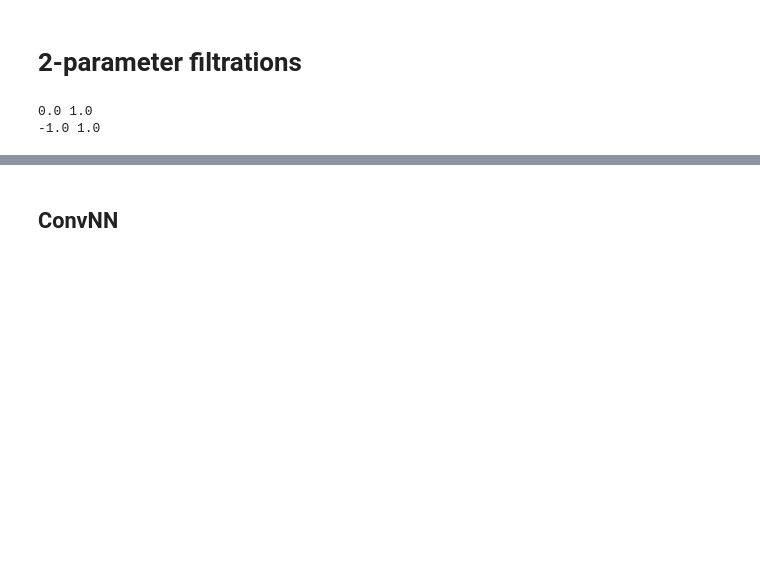
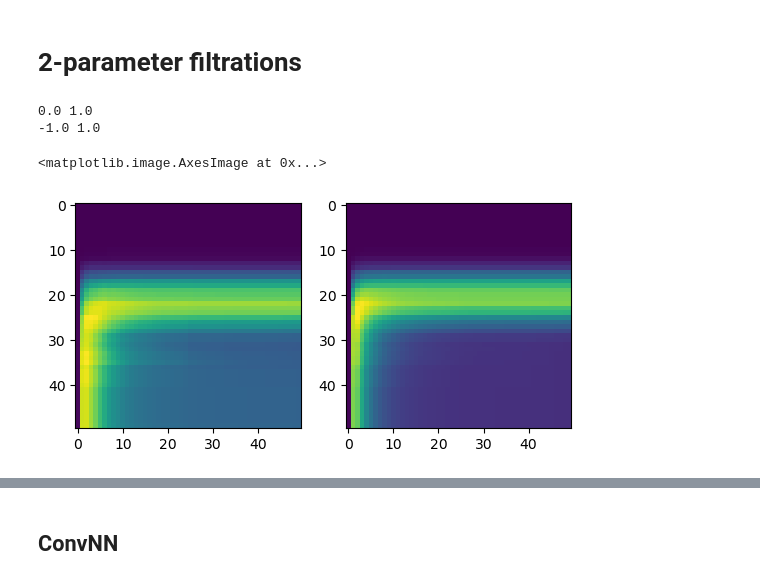
Before and after one commit to dgurnari/graphtda, a Jupyter notebook: examples/example_classification_pipeline_PROTEINS.ipynb, the cells around one changed output, grey strips where cells are left out. Cells and saved outputs as stored; diff of their text form; code cells hidden in the pictures; blank space fills up the shorter version.

```diff
--- a/examples/example_classification_pipeline_PROTEINS.ipynb
+++ b/examples/example_classification_pipeline_PROTEINS.ipynb
@@ -205,8 +205,18 @@ print(y_min, y_max)
 0.0 1.0
 -1.0 1.0
 # %%
-x_grid = np.linspace(x_min, x_max, num=20)
-y_grid = np.linspace(y_min, y_max, num=20)
+x_grid = np.linspace(x_min, x_max, num=50)
+y_grid = np.linspace(y_min, y_max, num=50)
 
 grid_hilbert_0 = np.array([discretize_graded_rank(betti, x_grid, y_grid) for betti in tqdm(hilbert_0)])
+# %%
+fig, axs = plt.subplots(ncols=2)
+
+mean_grid_true = np.mean(grid_hilbert_0[y == 1], axis=0)
+mean_grid_false = np.mean(grid_hilbert_0[y == 0], axis=0)
+axs[0].imshow(mean_grid_true)
+axs[1].imshow(mean_grid_false)
+# %% [output]
+<matplotlib.image.AxesImage at 0x...>
+[figure, added]
 # %%
```
Also changed, not shown: parts of 11 cells of this notebook, 7 other files.
